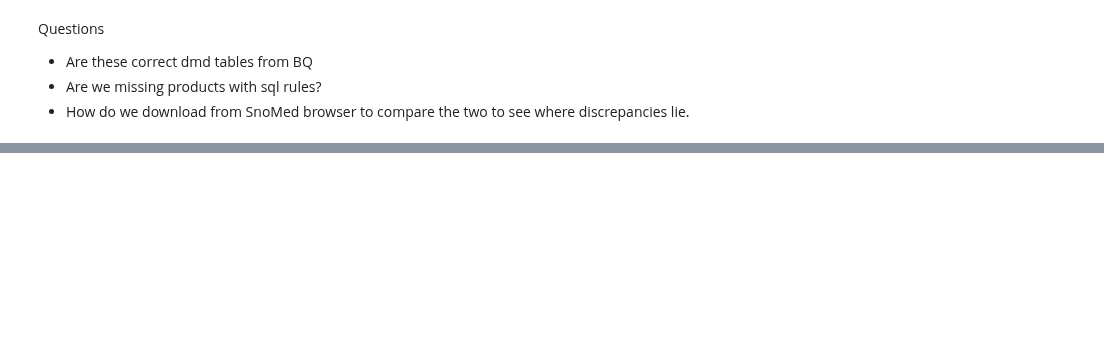
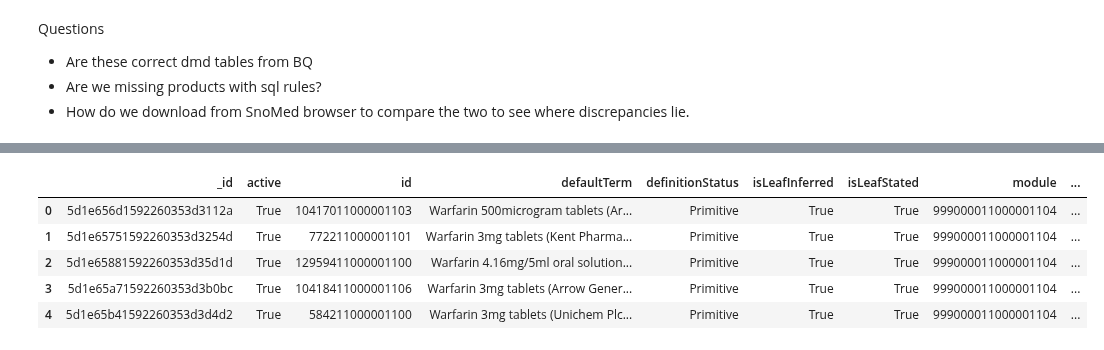
Before and after one commit to ebmdatalab/jupyter-notebooks, a Jupyter notebook: QoF/AF Ref Set.ipynb, the cells around one changed output, grey strips where cells are left out. Saved outputs shown, nothing was run; the diff lists cells and outputs as text; code cells hidden in the pictures; blank space fills up the shorter version.

```diff
--- a/QoF/AF Ref Set.ipynb
+++ b/QoF/AF Ref Set.ipynb
@@ -220,0 +275,9 @@ content['active']
+# %%
+df_all.head()
+# %% [output]
+|  | _id | active | id | defaultTerm | definitionStatus | isLeafInferred | isLeafStated | module | ... |
+| 0 | 5d1e656d1592260353d3112a | True | 10417011000001103 | Warfarin 500microgram tablets (Ar... | Primitive | True | True | 999000011000001104 | ... |
+| 1 | 5d1e65751592260353d3254d | True | 772211000001101 | Warfarin 3mg tablets (Kent Pharma... | Primitive | True | True | 999000011000001104 | ... |
+| 2 | 5d1e65881592260353d35d1d | True | 12959411000001100 | Warfarin 4.16mg/5ml oral solution... | Primitive | True | True | 999000011000001104 | ... |
+| 3 | 5d1e65a71592260353d3b0bc | True | 10418411000001106 | Warfarin 3mg tablets (Arrow Gener... | Primitive | True | True | 999000011000001104 | ... |
+| 4 | 5d1e65b41592260353d3d4d2 | True | 584211000001100 | Warfarin 3mg tablets (Unichem Plc... | Primitive | True | True | 999000011000001104 | ... |
```
Also changed, not shown: parts of 19 cells of this notebook.
